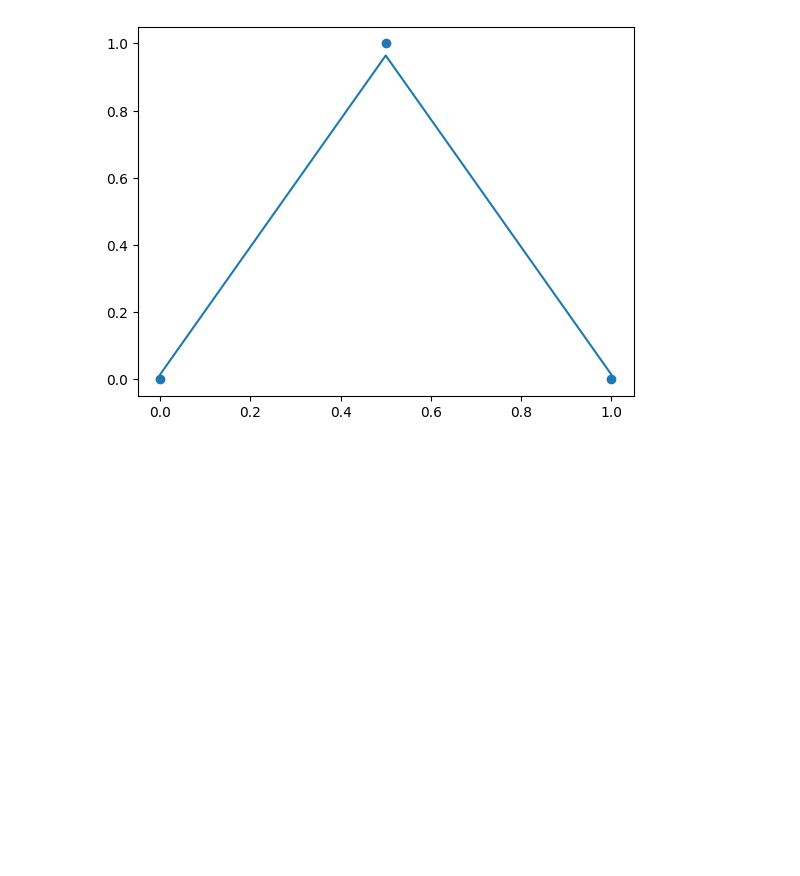
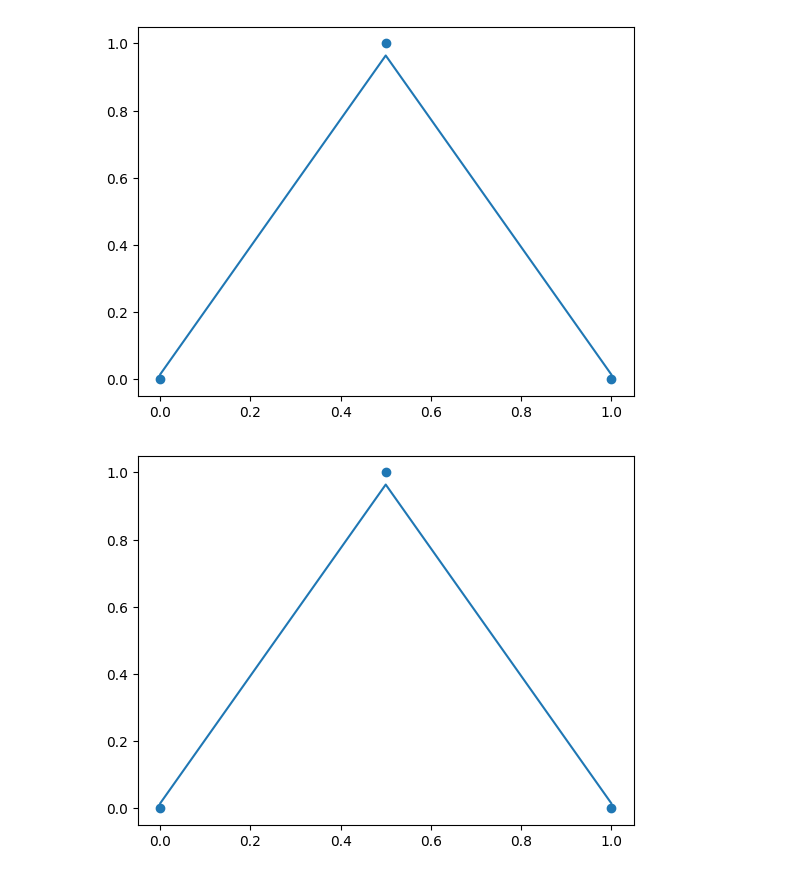
Before and after one commit to srkds/deep-learning-foundation, a Jupyter notebook: Back_propogation_1.ipynb, the cells around one changed output. Saved outputs shown, nothing was run; the diff lists cells and outputs as text; code cells hidden in the pictures; blank space fills up the shorter version.

Commit message:
Add animation of fitting squiggle to data

```diff
--- a/Back_propogation_1.ipynb
+++ b/Back_propogation_1.ipynb
@@ -34,7 +34,7 @@ w2 = -3.53
 b2 = 0.57
 
 w3 = -1.22
-w4 = -2.30-
+w4 = -2.30
 # b3 = ?
 
 # Top node
@@ -744,6 +744,10 @@ b2 = 0
 w3 = 0.36
 w4 = 0.63
 b3 = 0
+# %%
+# for visualization
+
+predicted_list = []
 # %%
 for g in range(0,450):
   old_w1 = w1
@@ -767,6 +771,7 @@ for g in range(0,450):
   sum_both_y = [scale_node1[i]+scale_node2[i] for i in range(0,len(scale_node1))]
 
   predicted = [sum_both_y[l]+b3 for l in range(0,len(sum_both_y))]
+  predicted_list.append(predicted)
   # print(predicted)
   # print(actual)
   # print(sum_both_y)
@@ -856,3 +861,23 @@ plt.scatter([0.0,0.5,1],[0,1,0])
 # %% [output]
 <matplotlib.collections.PathCollection at 0x...>
 [figure]
+# %%
+# Animation Code
+# Reference video: https://youtu.be/bNbN9yoEOdU
+
+from matplotlib.animation import PillowWriter
+
+fig = plt.figure()
+
+plt.scatter([0.0,0.5,1],[0,1,0])
+l, = plt.plot([],[],)
+
+writer = PillowWriter(fps=15)
+
+with writer.saving(fig, "backpropagation.gif",100):
+  for preds in predicted_list:
+    l.set_data(inputs, preds)
+
+    writer.grab_frame()
+# %% [output]
+[figure, added]
```
